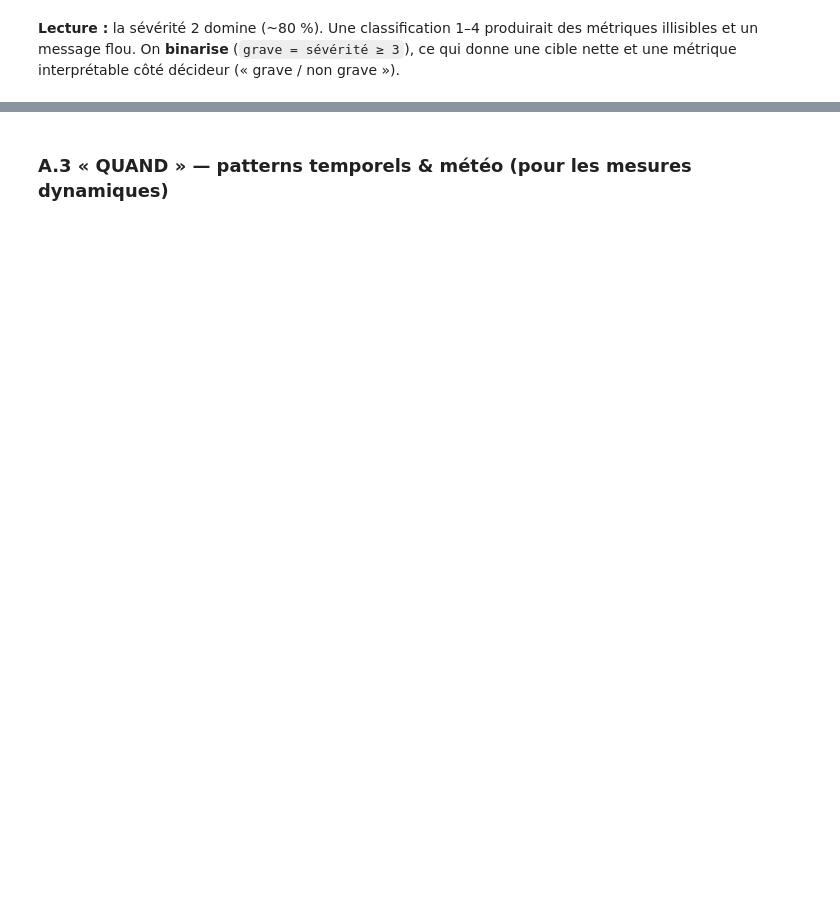
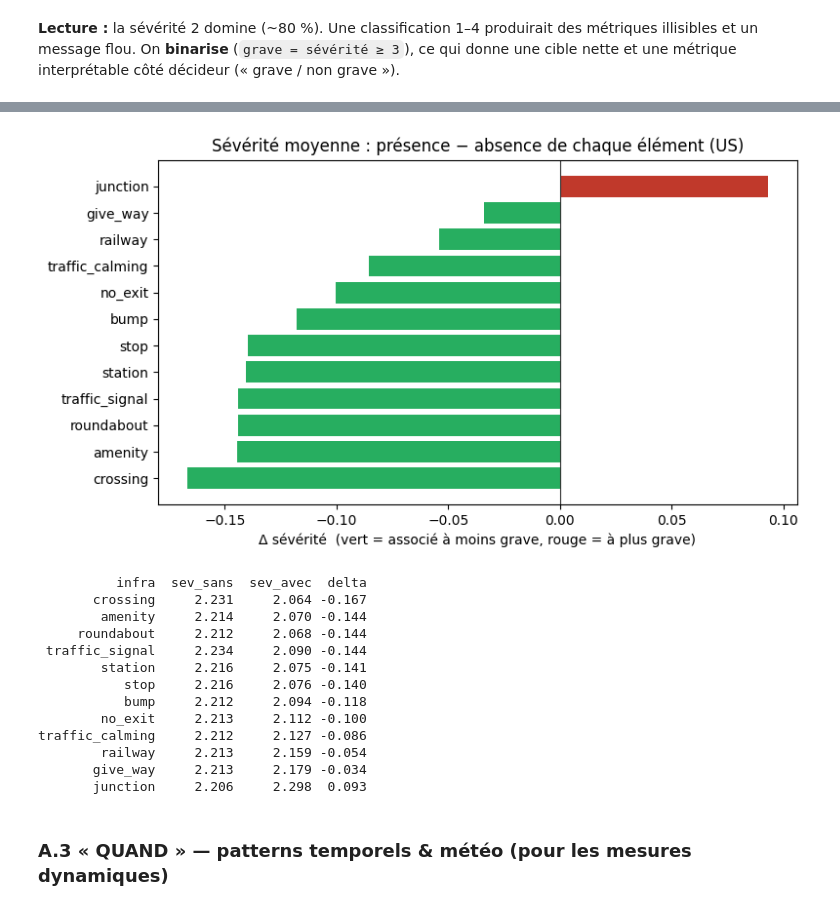
Before and after one commit to SabaMG/xploring, a Jupyter notebook: rendu/notebook.ipynb, the cells around one changed output, grey strips where cells are left out. Cells and saved outputs as stored; diff of their text form; code cells hidden in the pictures; blank space fills up the shorter version.

```diff
--- a/rendu/notebook.ipynb
+++ b/rendu/notebook.ipynb
@@ -266,3 +370,36 @@ interprétable côté décideur (« grave / non grave »).
+# %%
+# Sévérité moyenne avec / sans chaque élément d'infra — en UN seul passage Spark
+exprs = []
+for c in INFRA:
+    exprs.append(F.mean(F.when(F.col(c) == 1, F.col("severity"))).alias(c + "__a"))
+    exprs.append(F.mean(F.when(F.col(c) == 0, F.col("severity"))).alias(c + "__s"))
+agg = clean_df.agg(*exprs).toPandas().iloc[0]
+rows = [{"infra": c, "sev_sans": agg[c + "__s"], "sev_avec": agg[c + "__a"],
+         "delta": (agg[c + "__a"] - agg[c + "__s"])} for c in INFRA]
+dlt = pd.DataFrame(rows).dropna().sort_values("delta")
+fig, ax = plt.subplots(figsize=(8, 4.5))
+colors = ["#27ae60" if v < 0 else "#c0392b" for v in dlt["delta"]]
+ax.barh(dlt["infra"], dlt["delta"], color=colors)
+ax.axvline(0, color="#333", lw=0.8)
+ax.set_title("Sévérité moyenne : présence − absence de chaque élément (US)")
+ax.set_xlabel("Δ sévérité  (vert = associé à moins grave, rouge = à plus grave)")
+plt.tight_layout(); plt.show()
+print(dlt.round(3).to_string(index=False))
+# %% [output]
+[figure, added]
+          infra  sev_sans  sev_avec  delta
+       crossing     2.231     2.064 -0.167
+        amenity     2.214     2.070 -0.144
+     roundabout     2.212     2.068 -0.144
+ traffic_signal     2.234     2.090 -0.144
+        station     2.216     2.075 -0.141
+           stop     2.216     2.076 -0.140
+           bump     2.212     2.094 -0.118
+        no_exit     2.213     2.112 -0.100
+traffic_calming     2.212     2.127 -0.086
+        railway     2.213     2.159 -0.054
+       give_way     2.213     2.179 -0.034
+       junction     2.206     2.298  0.093
 # %% [markdown]
 ### A.3 « QUAND » — patterns temporels & météo (pour les mesures dynamiques)
 # %%
```
Also changed, not shown: parts of 46 cells of this notebook, 4 other files.
